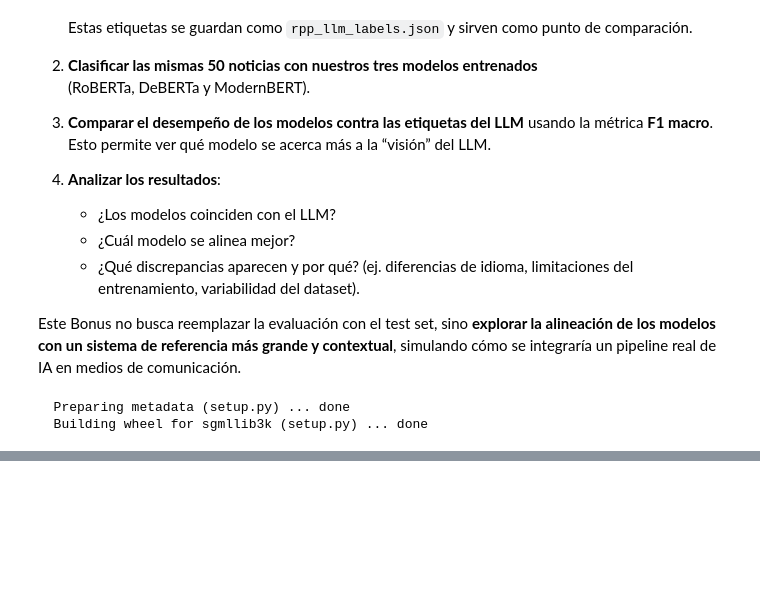
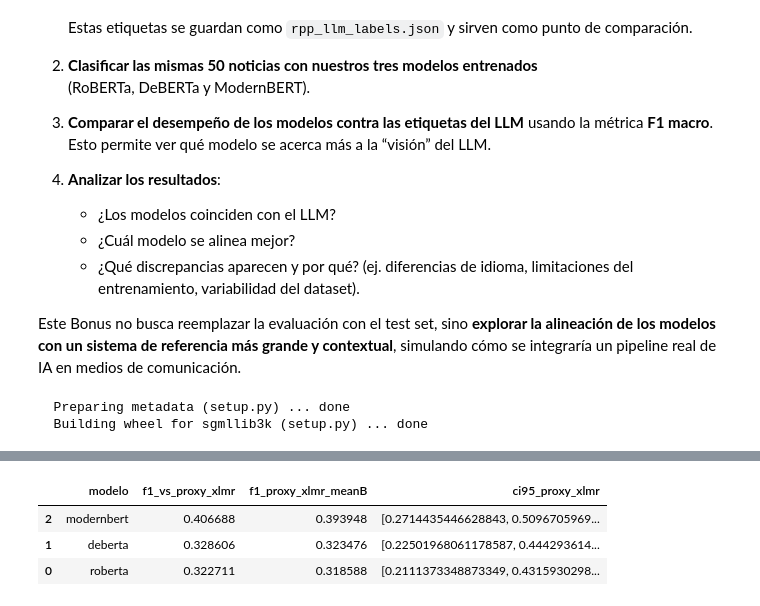
Before and after one commit to bmperaltillap-wq/News_Classification-lab, a Jupyter notebook: notebooks/agnews_train_eval.ipynb, the cells around one changed output, grey strips where cells are left out. Saved outputs shown, nothing was run; the diff lists cells and outputs as text; code cells hidden in the pictures; blank space fills up the shorter version.

```diff
--- a/notebooks/agnews_train_eval.ipynb
+++ b/notebooks/agnews_train_eval.ipynb
@@ -564,0 +691,89 @@ Usamos 50 noticias del RSS de RPP y generamos etiquetas de referencia con un mod
+# %%
+# === Evaluación unificada vs. proxies disponibles (RoBERTa FT y/o XLM-R) ===
+import os, json, numpy as np, pandas as pd
+
+# 0) Asegurar textos para TUS MODELOS (con o sin traducción)
+use_translation_for_models = True
+try:
+    texts_es
+except NameError:
+    # Si no existe, intentamos recrearlo rápido desde RSS
+    import feedparser
+    def _load_rpp(n=50):
+        feed = feedparser.parse("https://rpp.pe/rss")
+        ents = feed.entries[:n]
+        texts = [(getattr(e,"title","") + " " + getattr(e,"summary","")).strip() for e in ents]
+        meta  = [{
+            "title": getattr(e,"title",""),
+            "description": getattr(e,"summary",""),
+            "link": getattr(e,"link",""),
+            "published": getattr(e,"published","")
+        } for e in ents]
+        return texts, meta
+    texts_es, meta = _load_rpp(n=50)
+    print("ℹ️ Reconstituí texts_es desde RSS porque no estaba en memoria.")
+
+texts_for_models = translate_es_en(texts_es) if use_translation_for_models else texts_es
+
+# 1) Resolver etiquetas del Proxy 1 (RoBERTa FT, 'proxy_labels')
+proxy1_ok = False
+if 'proxy_labels' in globals():
+    y_proxy = np.array(proxy_labels)
+    proxy1_ok = True
+else:
+    if os.path.exists("data/rpp_llm_labels.json"):
+        with open("data/rpp_llm_labels.json","r",encoding="utf-8") as f:
+            data_p1 = json.load(f)
+        # acepta dicts o listas de dicts
+        if isinstance(data_p1, list) and len(data_p1) > 0 and "proxy_label" in data_p1[0]:
+            y_proxy = np.array([int(x["proxy_label"]) for x in data_p1])
+            proxy1_ok = True
+        else:
+            print("⚠️ data/rpp_llm_labels.json no tiene campo 'proxy_label' esperado.")
+    else:
+        print("⚠️ No encontré 'proxy_labels' en memoria ni 'data/rpp_llm_labels.json' en disco.")
+
+# 2) Resolver etiquetas del Proxy 2 (XLM-R zero-shot, 'zs_labels')
+proxy2_ok = False
+if 'zs_labels' in globals():
+    y_zs = np.array(zs_labels)
+    proxy2_ok = True
+else:
+    if os.path.exists("data/rpp_llm_labels_xlmr.json"):
+        with open("data/rpp_llm_labels_xlmr.json","r",encoding="utf-8") as f:
+            data_p2 = json.load(f)
+        # puede venir como lista de dicts con 'proxy_label_xlmr'
+        if isinstance(data_p2, list) and len(data_p2) > 0 and "proxy_label_xlmr" in data_p2[0]:
+            y_zs = np.array([int(x["proxy_label_xlmr"]) for x in data_p2])
+            proxy2_ok = True
+        else:
+            print("⚠️ data/rpp_llm_labels_xlmr.json no tiene campo 'proxy_label_xlmr' esperado.")
+    else:
+        print("ℹ️ No hay etiquetas XLM-R locales (puedes correr la celda de XLM-R si quieres compararlo).")
+
+# 3) Evaluar contra el/los proxies disponibles
+os.makedirs("outputs", exist_ok=True)
+
+if proxy1_ok:
+    print("\n=== Evaluación vs Proxy RoBERTa FT (textattack/roberta-base-ag-news) ===")
+    df_p1 = eval_vs_labels(texts_for_models, y_proxy, label_name="proxy")
+    display(df_p1)
+    df_p1.to_csv("outputs/f1_vs_proxy_roberta.csv", index=False)
+    print("✔ Guardado: outputs/f1_vs_proxy_roberta.csv")
+
+if proxy2_ok:
+    print("\n=== Evaluación vs Proxy XLM-R Zero-Shot (multilingüe) ===")
+    df_p2 = eval_vs_labels(texts_for_models, y_zs, label_name="proxy_xlmr")
+    display(df_p2)
+    df_p2.to_csv("outputs/f1_vs_proxy_xlmr.csv", index=False)
+    print("✔ Guardado: outputs/f1_vs_proxy_xlmr.csv")
+
+if not proxy1_ok and not proxy2_ok:
+    raise RuntimeError(
+        "No hay etiquetas de proxy para comparar. Genera primero alguna:\n"
+        "- Proxy RoBERTa FT: corre la celda que crea 'proxy_labels' y data/rpp_llm_labels.json\n"
+        "- Proxy XLM-R: corre la celda que crea 'zs_labels' y data/rpp_llm_labels_xlmr.json"
+    )
+
+print("\n✅ Resultados guardados en ./outputs/")
+# %% [output]
@@ -564,0 +783,4 @@ Usamos 50 noticias del RSS de RPP y generamos etiquetas de referencia con un mod
+|  | modelo | f1_vs_proxy_xlmr | f1_proxy_xlmr_meanB | ci95_proxy_xlmr |
+| 2 | modernbert | 0.406688 | 0.393948 | [0.2714435446628843, 0.5096705969... |
+| 1 | deberta | 0.328606 | 0.323476 | [0.22501968061178587, 0.444293614... |
+| 0 | roberta | 0.322711 | 0.318588 | [0.2111373348873349, 0.4315930298... |
```
Also changed, not shown: parts of 13 cells of this notebook.
